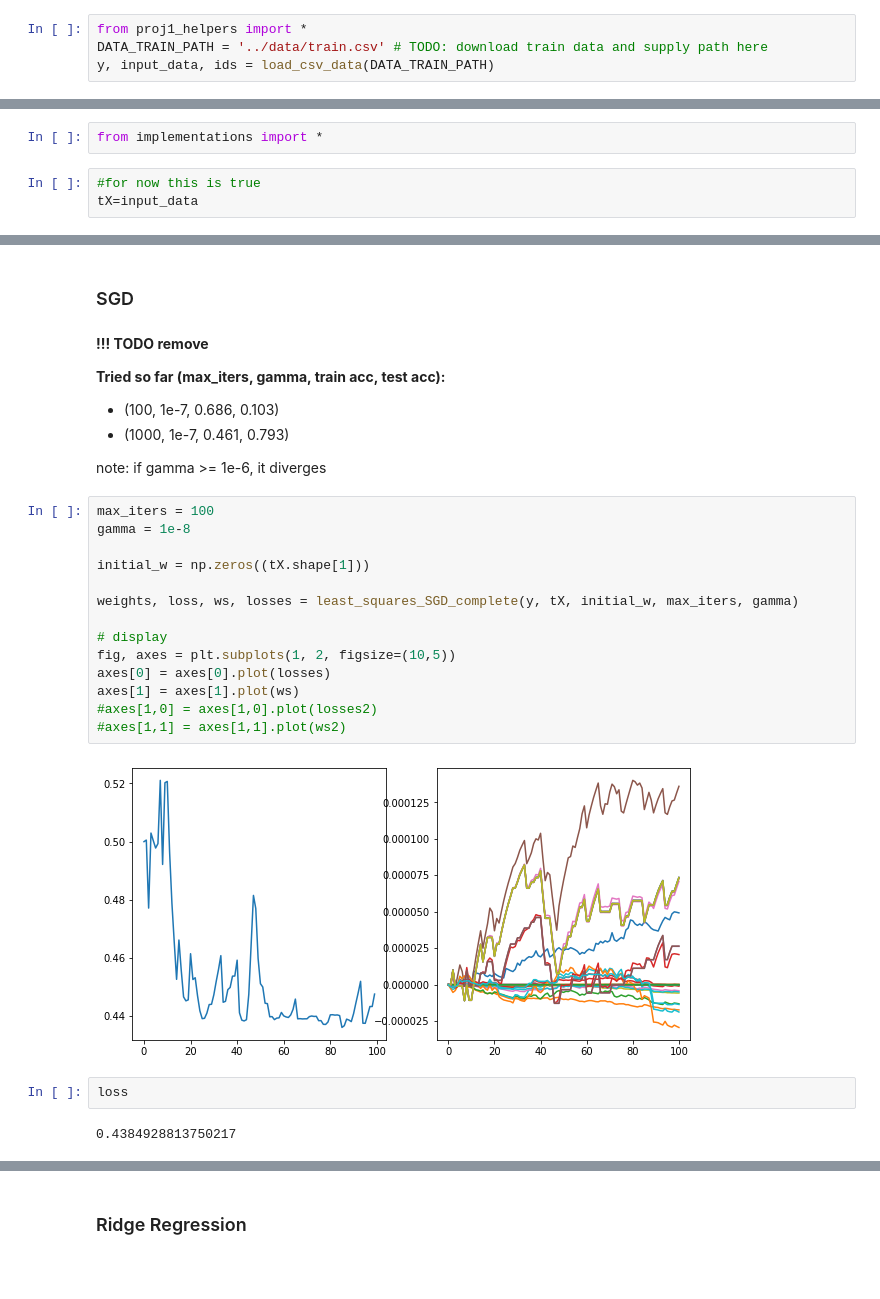
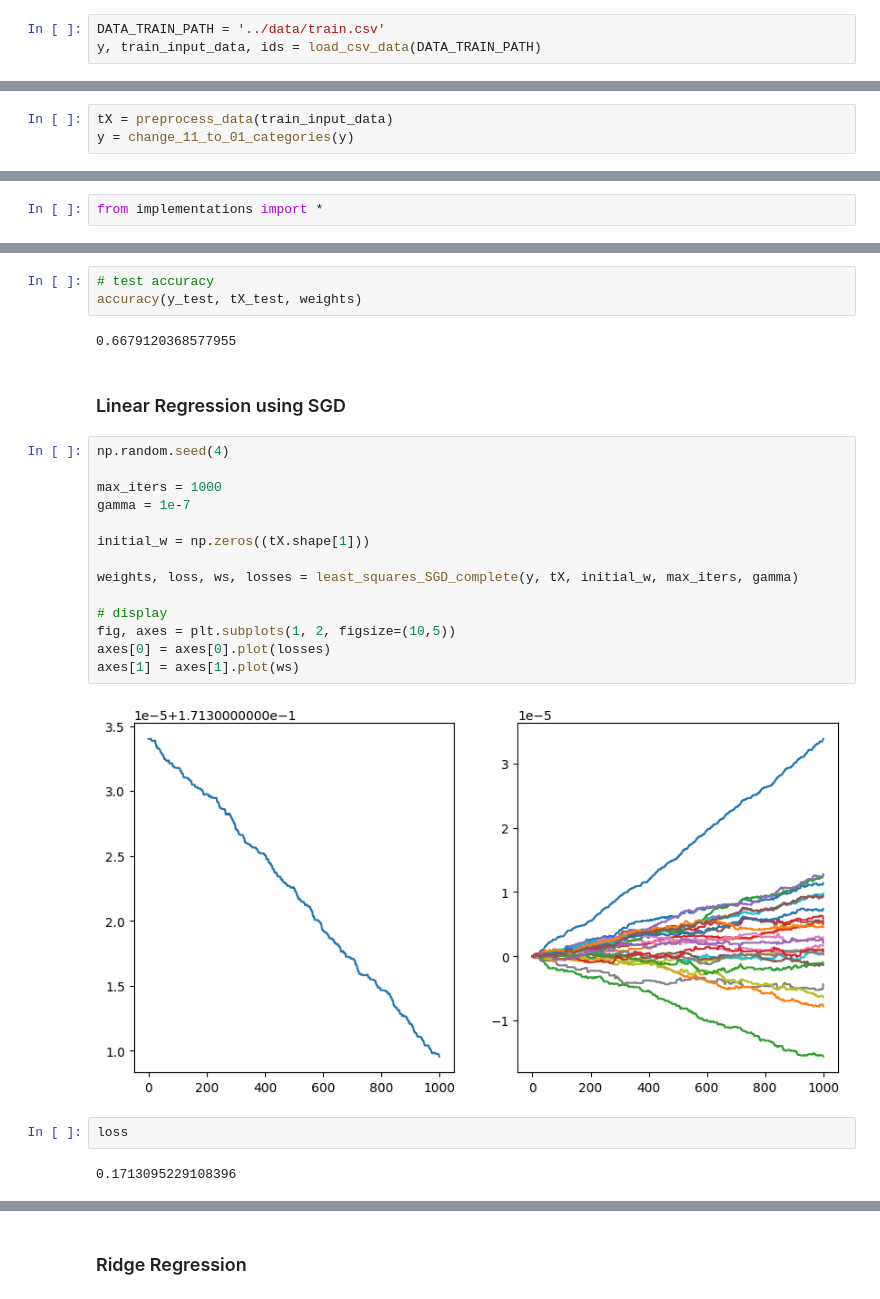
Before and after one commit to CS-433/ml-project-1-mnms, a Jupyter notebook: scripts/project1.ipynb, the cells around one changed output, grey strips where cells are left out. Drawn from its saved outputs; the diff is of its cells as text; blank space fills up the shorter version.

```diff
--- a/scripts/project1.ipynb
+++ b/scripts/project1.ipynb
@@ -25,4 +20,3 @@ def accuracy(y, tx, w):
 # %%
-from proj1_helpers import *
-DATA_TRAIN_PATH = '../data/train.csv' # TODO: download train data and supply path here
-y, input_data, ids = load_csv_data(DATA_TRAIN_PATH)
+DATA_TRAIN_PATH = '../data/train.csv'
+y, train_input_data, ids = load_csv_data(DATA_TRAIN_PATH)
@@ -36,0 +38,3 @@ input_data.shape
+# %%
+tX = preprocess_data(train_input_data)
+y = change_11_to_01_categories(y)
@@ -39,6 +46,3 @@ input_data.shape
 # %%
 from implementations import *
-# %%
-#for now this is true
-tX=input_data
 # %% [markdown]
@@ -86,31 +72,28 @@ accuracy(y, tX, weights )
+# %%
+# test accuracy
+accuracy(y_test, tX_test, weights)
+# %% [output]
+0.6679120368577955
 # %% [markdown]
-### SGD
+### Linear Regression using SGD
-# %% [markdown]
-**!!! TODO remove**
-
-**Tried so far (max_iters, gamma, train acc, test acc):**
-* (100, 1e-7, 0.686, 0.103)
-* (1000, 1e-7, 0.461, 0.793)
-
-note: if gamma >= 1e-6, it diverges
 # %%
-max_iters = 100
-gamma = 1e-8
+np.random.seed(4)
+
+max_iters = 1000
+gamma = 1e-7
 
 initial_w = np.zeros((tX.shape[1]))
 
 weights, loss, ws, losses = least_squares_SGD_complete(y, tX, initial_w, max_iters, gamma)
 
 # display
 fig, axes = plt.subplots(1, 2, figsize=(10,5))
 axes[0] = axes[0].plot(losses)
 axes[1] = axes[1].plot(ws)
-#axes[1,0] = axes[1,0].plot(losses2)
-#axes[1,1] = axes[1,1].plot(ws2)
 # %% [output]
-[figure, old version]
+[figure, new version]
 # %%
 loss
 # %% [output]
-0.4384928813750217
+0.1713095229108396
 # %%
```
Also changed, not shown: parts of 51 cells of this notebook, 4 other files.
